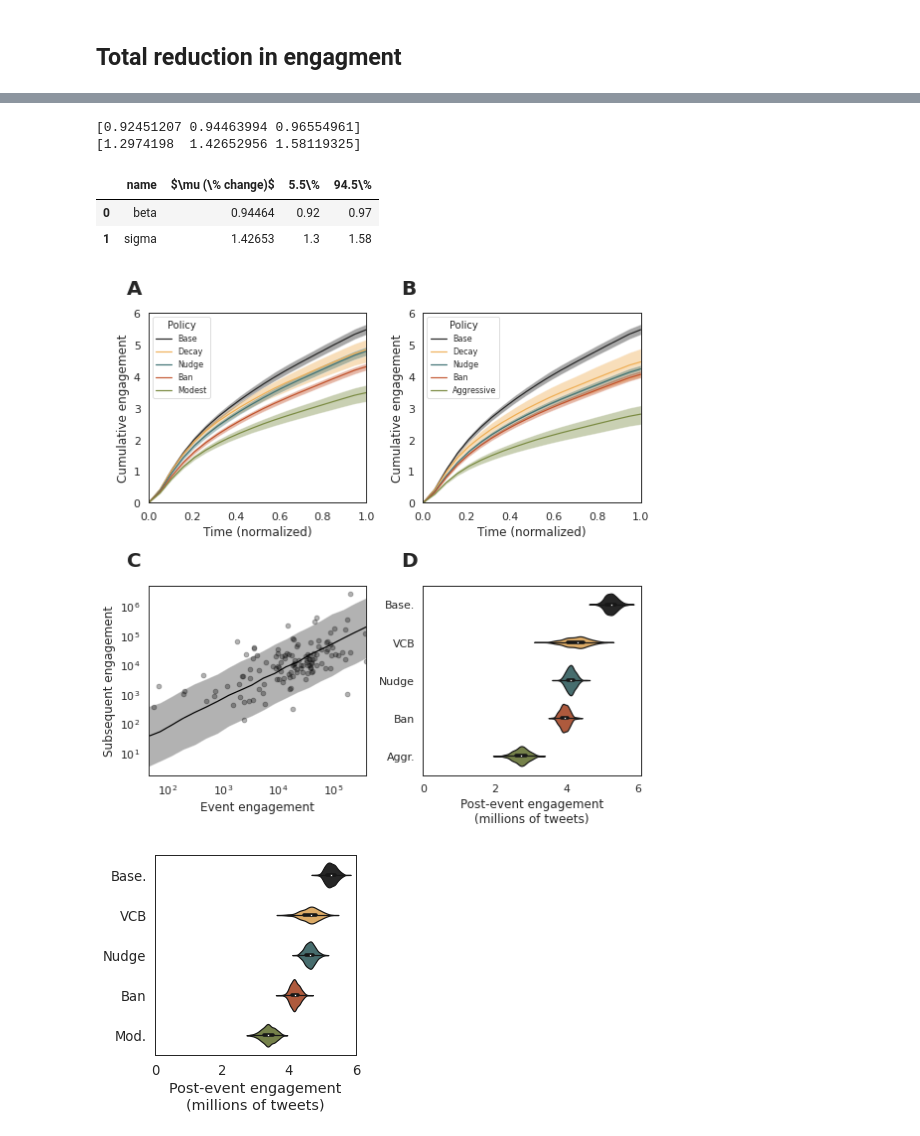
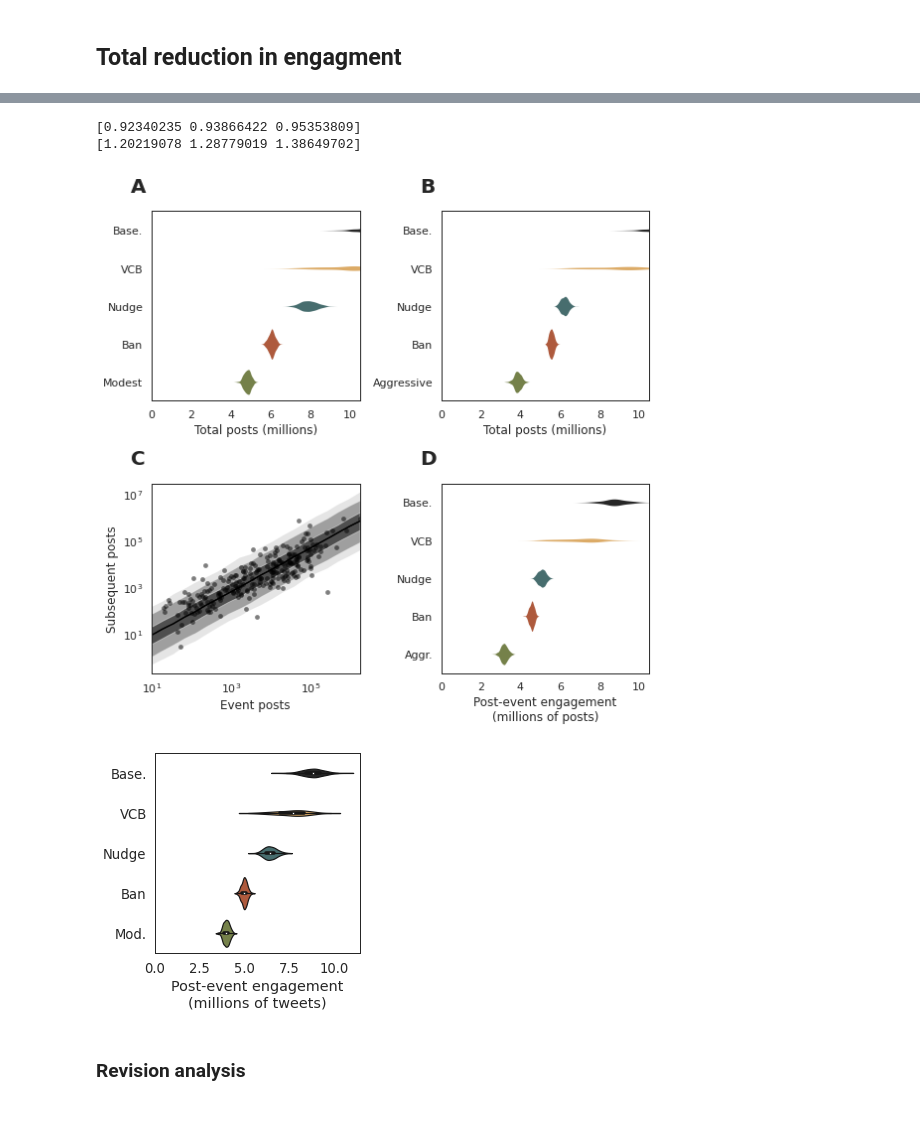
Before and after one commit to josephbb/CommunityNotesSim, a Jupyter notebook: Analysis.ipynb, the cells around one changed output, grey strips where cells are left out. Cells and saved outputs as stored; diff of their text form; code cells hidden in the pictures.

Commit message:
Revisions

```diff
--- a/Analysis.ipynb
+++ b/Analysis.ipynb
@@ -536,7 +377,7 @@ baseline = dict(name='baseline',
                 num_sims=500,
                 data_location = 'data_loc',
                 nudge=1,
-                color=np.array([.15,.15,.15]),
+                color=np.array([38,38,38])/255.0,
                 stop_at=np.inf,
                 decay_value=1,
                 vcb_value=1,
@@ -598,7 +439,7 @@ nudge_palette = sns.dark_palette(pal[2], reverse=False, n_colors=len(nudges)+1)[
 for idx in range(len(nudges)):
     add_row = baseline.copy()
     add_row['nudge'] = nudges[idx]
-    add_row['color'] = nudge_palette[idx]
+    add_row['color'] = np.array(nudge_palette[idx])
     add_row['name'] = 'nudge_' + str(nudges[idx])
     recs.append(add_row)
 
@@ -710,7 +551,9 @@ add_row['name'] = 'aggressive_ban_only'
 recs.append(add_row)
 
 #Add Combined policy
-
+sim_df = pd.DataFrame.from_records(recs)
+sim_df['color'] = [json.dumps(list(item)) for item in sim_df['color']]
 
 #['aggregated_loc','currently_loc','verified_loc']
+sim_df.to_csv('./output/simulations/sim_df.csv')
 # %%
@@ -732,7 +571,7 @@ import matplotlib.pyplot as plt
 import string
 %matplotlib inline
 # %%
-sim_df = pd.read_csv('./output/simulations/sim_df')
+sim_df = pd.read_csv('./output/simulations/sim_df.csv')
 # %%
 baseline = pickle.load(open('./output/simulations/baseline.p','rb'))
 # %%
@@ -904,8 +911,8 @@ plt.savefig('./output/figures/MS/Fig3.png',dpi=1000)
 # %% [markdown]
 <h2> Total reduction in engagment </h2>
 # %%
-incidents = pd.read_parquet('./data/incidents.parquet')
-events = pd.read_parquet('./data/events_fitted.parquet')
+incidents = pd.read_csv('./data/incidents.csv')
+events = pd.read_csv('./data/events_fitted.csv')
 # %%
 import src.adjustment as srcadj
 max_events_incidents = srcadj.get_adjusted_df(events,incidents)
@@ -956,11 +1018,8 @@ for name in ['beta','sigma']:
      '94.5\%':str(np.round(ci[2],2))})
 pd.DataFrame(outrows).to_latex('./output/tables/LogNormalRegression.tex',index=False)
 # %% [output]
-[0.92451207 0.94463994 0.96554961]
-[1.2974198  1.42652956 1.58119325]
+[0.92340235 0.93866422 0.95353809]
+[1.20219078 1.28779019 1.38649702]
-|  | name | $\mu (\% change)$ | 5.5\% | 94.5\% |
-| 0 | beta | 0.94464 | 0.92 | 0.97 |
-| 1 | sigma | 1.42653 | 1.3 | 1.58 |
 # %%
 import src.adjustment as srcadj
 order = [0,36,37,38,35]
@@ -969,4 +1030,5 @@ plot_dfs,colors = srcadj.get_plot_df(order,max_events_incidents, sim_df, neg_bin
 # %%
+
 import seaborn as sns
 from src.figures import plot4c
 
@@ -974,44 +1036,63 @@ fig, axs = plt.subplots(2,2,figsize=(8,8))
 axs = axs.flat
 
 for n, ax in enumerate(axs):
     ax.text(-0.1, 1.1, string.ascii_uppercase[n], transform=ax.transAxes,
             size=20, weight='bold')
 
 plt.sca(axs[0])
 order = [0,32,33,34,31]
 table = get_table(sim_df, order)
 table.to_latex('./output/tables/modest.tex',index=False)
 
-plot_sims(order, sim_df, 'Threshold', 'nudge')
-labels = ['Base','Decay', 'Nudge', 'Ban', 'Modest' ] #Double check label ordering
-legend = plt.legend(labels=labels,title='Policy',loc=2,prop={'size': 8})
-legend.get_title().set_fontsize('10')
+dfs = []
+labels = ['Base.','VCB', 'Nudge', 'Ban', 'Modest' ] #Double check label ordering
+for idx in range(len(order)):
+    temp = get_sim_cumulative(sim_df.iloc[order[idx]])[:,-1]/1000000
+    dfs.append(pd.DataFrame({'condition': np.repeat(labels[idx], temp.shape),
+                   'posts':temp}))
+sns.violinplot(x='posts', y='condition', alpha=.8,linewidth=0, data=pd.concat(dfs), palette=[json.loads(color) for color in colors])
+plt.xlabel('Total posts (millions)')
+plt.xlim(0,10.5)
+
+plt.ylabel('')
+
+
 
 plt.sca(axs[1])
 order = [0,36,37,38,35]
 table = get_table(sim_df, order)
 table.to_latex('./output/tables/aggressive.tex',index=False)
 
-plot_sims(order, sim_df, 'Threshold', 'nudge')
-labels = ['Base','Decay', 'Nudge', 'Ban', 'Aggressive' ]
-legend = plt.legend(labels=labels,title='Policy',loc=2,prop={'size': 8})
-legend.get_title().set_fontsize('10')
+dfs = []
+labels = ['Base.','VCB', 'Nudge', 'Ban', 'Aggressive' ] #Double check label ordering
+for idx in range(len(order)):
+    temp = get_sim_cumulative(sim_df.iloc[order[idx]])[:,-1]/1000000
+    dfs.append(pd.DataFrame({'condition': np.repeat(labels[idx], temp.shape),
+                   'posts':temp}))
+sns.violinplot(x='posts', y='condition',linewidth=0,alpha=.8, data=pd.concat(dfs),
+               palette=[json.loads(color) for color in colors])
+plt.xlim(0,10.5)
+
+plt.xlabel('Total posts (millions)')
+plt.ylabel('')
+
 
 #Define some values to simulate in generated quantities block
 x_sim = np.logspace(np.log(np.min(max_events_incidents['observed_engagement'])-10),
                 np.log(np.max(max_events_incidents['observed_engagement'])+20),20,base=np.e)
 plt.sca(axs[2])
 plot4c(neg_binom_samples, max_events_incidents,x_sim)
 
 plt.sca(axs[3])
-sns.violinplot(y='name', x='total_adjusted',data=plot_dfs,palette=colors)
-plt.xlabel('Post-event engagement\n(millions of tweets)')
+sns.violinplot(y='name', x='total_adjusted',linewidth=0, alpha=.8, data=plot_dfs,palette=[json.loads(color) for color in colors])
+plt.xlim(0,10.5)
+plt.xlabel('Post-event engagement\n(millions of posts)')
 plt.ylabel(None)
 plt.xlim(0,)
 plt.tight_layout()
 plt.savefig('./output/figures/MS/Fig4.png',dpi=1000)
 # %% [output]
-[figure, old version]
+[figure, new version]
 # %%
 order = [0,32,33,34,31]
 table = get_table(sim_df, order)
@@ -1020,11 +1101,13 @@ plot_dfs_modest,colors_modest = srcadj.get_plot_df(order,max_events_incidents, s
 sns.set_style('white')
 sns.set_context('paper',font_scale=1.5)
 plt.figure(figsize=(4,4))
-sns.violinplot(y='name', x='total_adjusted',data=plot_dfs_modest,palette=colors)
+sns.violinplot(y='name', x='total_adjusted',data=plot_dfs_modest,palette=[json.loads(color) for color in colors])
 plt.xlabel('Post-event engagement\n(millions of tweets)')
 plt.ylabel(None)
 plt.xlim(0,)
 plt.tight_layout()
 plt.savefig('./output/figures/SI/SIModest.png',dpi=1000)
 # %% [output]
-[figure, old version]
+[figure, new version]
+# %% [markdown]
+<h3>Revision analysis</h3>
```
Also changed, not shown: parts of 51 cells of this notebook, 13 other files.
